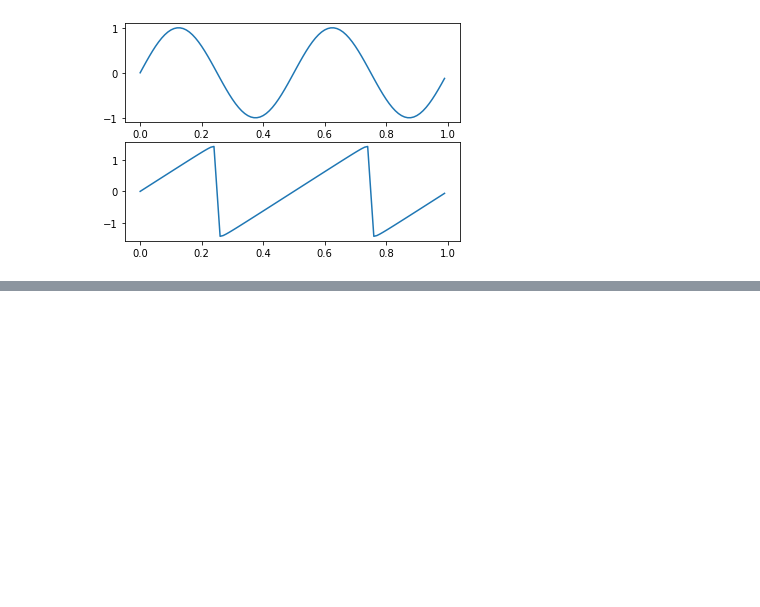
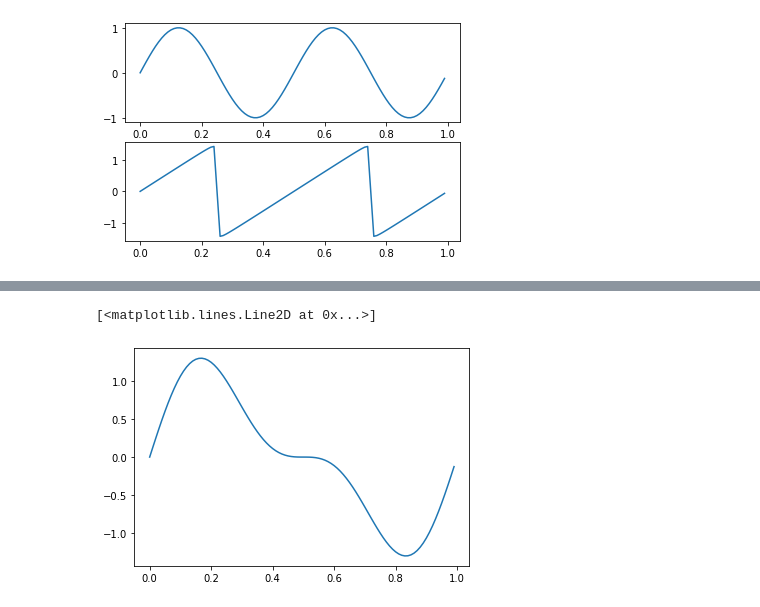
Before and after one commit to prp-e/dsp-course, a Jupyter notebook: DSP Course.ipynb, the cells around one changed output, grey strips where cells are left out. Cells and saved outputs as stored; diff of their text form; code cells hidden in the pictures; blank space fills up the shorter version.

```diff
--- a/DSP Course.ipynb
+++ b/DSP Course.ipynb
@@ -118,0 +140,7 @@ plt.plot(time, sawtooth)
+# %%
+wave = mother_wave + harmonic2
+
+plt.plot(time, wave)
+# %% [output]
+[<matplotlib.lines.Line2D at 0x...>]
+[figure, added]
```
Also changed, not shown: parts of 20 cells of this notebook, 2 other files.
